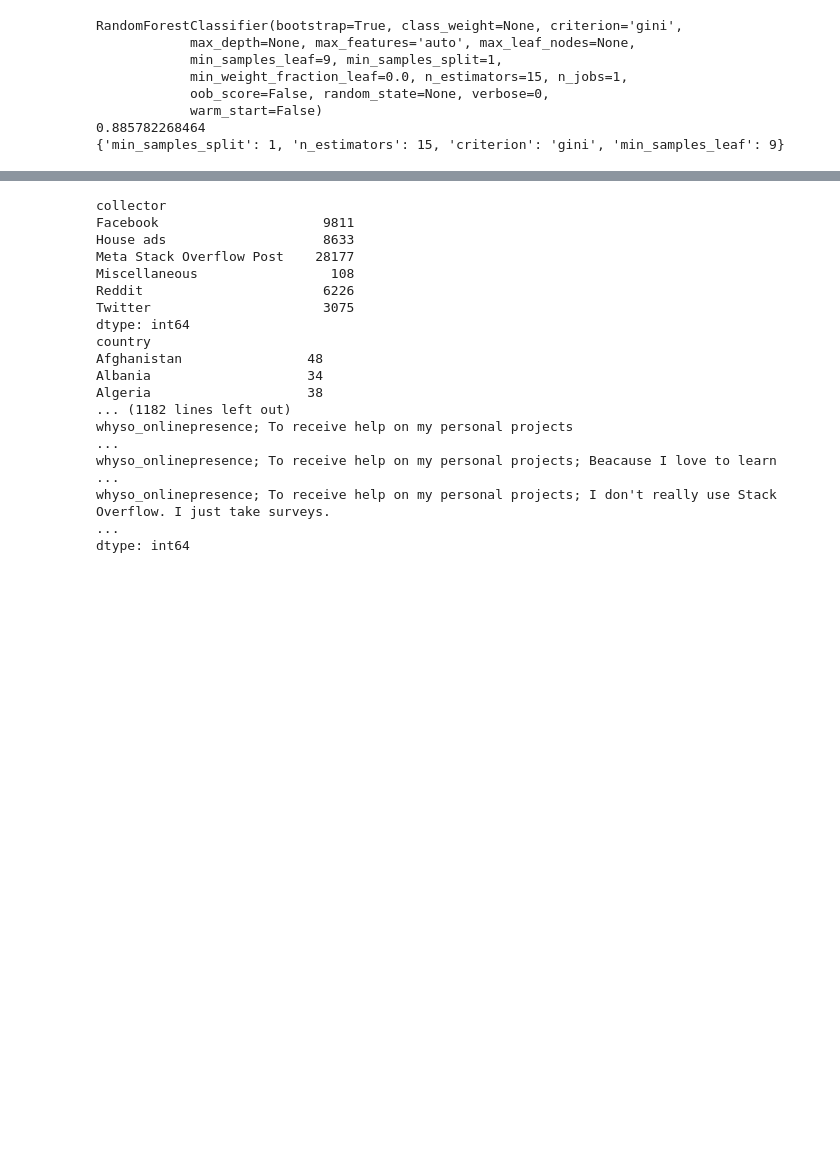
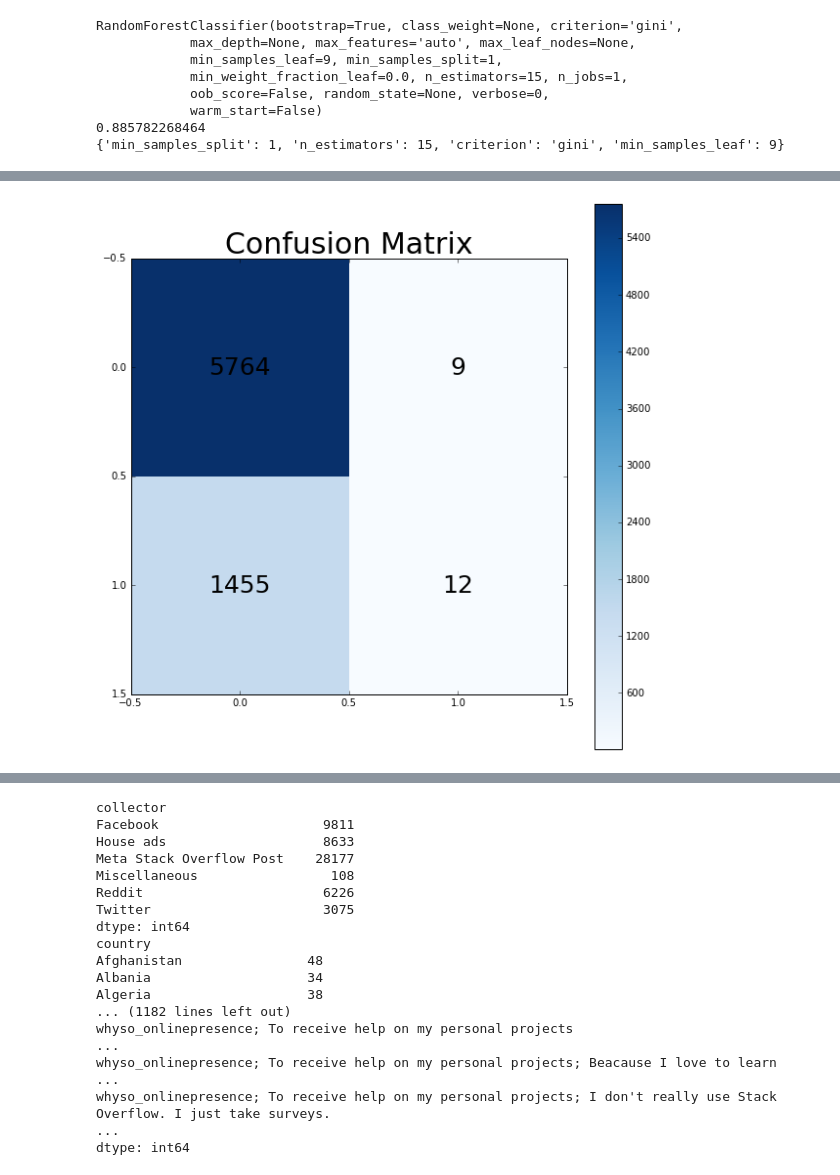
Before and after one commit to jonmhong/Stack_Overflow_Data, a Jupyter notebook: stack_overflow.ipynb, the cells around one changed output, grey strips where cells are left out. Cells and saved outputs as stored; diff of their text form; code cells hidden in the pictures; blank space fills up the shorter version.

```diff
--- a/stack_overflow.ipynb
+++ b/stack_overflow.ipynb
@@ -679,0 +823,41 @@ dtype: float64
+# %%
+from sklearn.metrics import precision_score
+from sklearn.metrics import confusion_matrix
+%matplotlib inline
+
+# copied and pasted then modded from stackoverflow question to obtain
+def perf_measure(y_actual, y_hat):
+    tp = 0
+    fp = 0
+    fn = 0
+    tn = 0
+
+    for i in range(len(y_hat)):
+        if y_actual[i][0] == y_hat[i] == 1:
+            tp += 1
+        elif y_actual[i][0] == 1 and y_actual[i][0] != y_hat[i]:
+            fp += 1
+        elif y_actual[i][0] == 0 and y_actual[i][0] != y_hat[i]:
+            fn += 1
+        elif y_actual[i][0] == y_hat[i] == 0:
+            tn += 1
+
+    return (tp, fp, fn, tn)
+
+cm = confusion_matrix(y_test, rfc_pred, labels=[1, 0])
+
+def plot_confusion_matrix(cm, title='Confusion matrix', cmap=pl.cm.Blues):
+    pl.figure(figsize=(10, 10))
+    pl.imshow(cm, interpolation='nearest', cmap=cmap)
+    pl.colorbar()
+    pl.title("Confusion Matrix", size=30)
+    for x in range(0,2):
+        for y in range(0, 2):
+            pl.annotate(str(cm[x][y]), xy = (y, x),
+                        horizontalalignment='center',
+                        verticalalignment='center',
+                        size=25)
+
+plot_confusion_matrix(cm)
+# %% [output]
+[figure, added]
```
Also changed, not shown: parts of 37 cells of this notebook.
